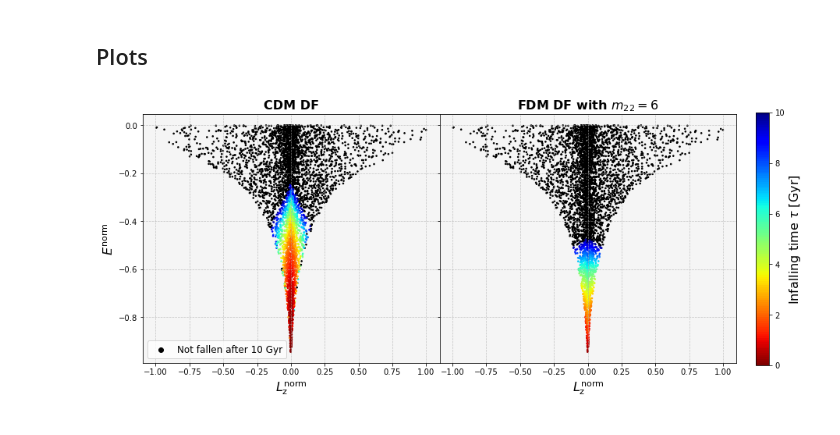
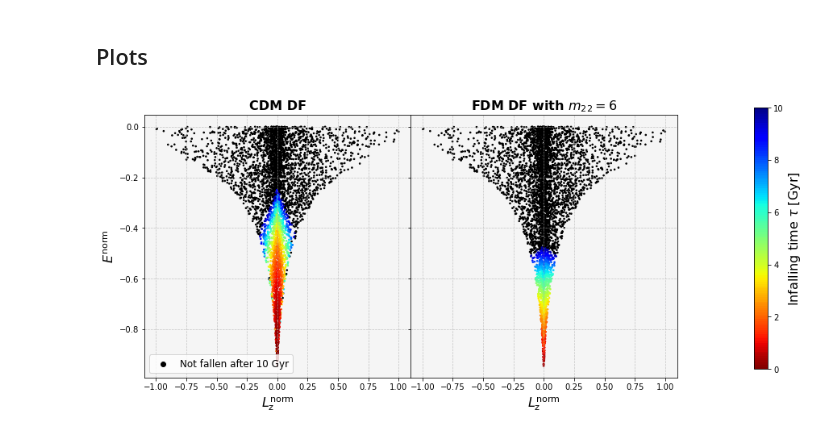
Before and after one commit to Adrian998obs/FuzzyDarkMatterDynamicalFriction, a Jupyter notebook: infallingGCs.ipynb, the cells around one changed output. Cells and saved outputs as stored; diff of their text form; code cells hidden in the pictures.

```diff
--- a/infallingGCs.ipynb
+++ b/infallingGCs.ipynb
@@ -167,33 +167,31 @@ bounds = np.linspace(t0, tf, 121)
 norm = BoundaryNorm(bounds, special_cmap.N)
 
 fig, ax = plt.subplots(1, 2, figsize = (12, 6), gridspec_kw={'wspace': 0})
 
 sc1 = ax[0].scatter(Lz_cdm, E_cdm, marker = '.',c = tau_cdm, cmap = special_cmap.reversed(), norm = norm, s = 10)
 ax[0].scatter([], [], c=special_color, label=f'Not fallen after {t[-1]:.0f}')
 ax[0].legend(fontsize = 12)
 ax[0].set_ylabel(r'$E^\mathrm{norm}$', fontsize = 16, fontweight = 'bold')
 ax[0].set_xlabel(r'$L_\mathrm{z}^\mathrm{norm}$', fontsize = 16, fontweight = 'bold')
 ax[0].set_facecolor('whitesmoke')
 ax[0].grid(True, which='both', linestyle='--', linewidth=0.7, alpha=0.7)
 ax[0].set_title('CDM DF', fontsize = 16, fontweight = 'bold')
 
 sc2 = ax[1].scatter(Lz_fdm, E_fdm, marker = '.',c = tau_fdm, cmap = special_cmap.reversed(), norm = norm, s = 10)
 ax[1].set_xlabel(r'$L_\mathrm{z}^\mathrm{norm}$', fontsize = 16, fontweight = 'bold')
 ax[1].scatter([], [], c=special_color, label=f'Not fallen after {t[-1]:.0f}')
 ax[1].set_title('FDM DF with $m_{22}=%d$'%(m*1e22), fontsize = 16, fontweight = 'bold')
 ax[1].set_facecolor('whitesmoke')
 ax[1].grid(True, which='both', linestyle='--', linewidth=0.7, alpha=0.7)
 ax[1].set_yticklabels([])  # Enlève les labels des ticks de l'axe y
 
 # Ajuster la figure pour laisser de la place à la colorbar à droite
 fig.subplots_adjust(right=0.89)
 import matplotlib as mpl
 cbar_ax = fig.add_axes([1, 0.15, 0.02, 0.75])  # [left, bottom, width, height], bien à droite
 cbar = fig.colorbar(sc2, cax=cbar_ax)
 cbar.set_label(r'Infalling time $\tau$ [Gyr]', fontsize = 16)
 cbar.set_ticks(np.linspace(t0, tf, 6))
-
-fig.tight_layout(pad=2.5)
 plt.show()
 # %% [output]
-[figure, old version]
+[figure, new version]
```
Also changed, not shown: 1 other file.
